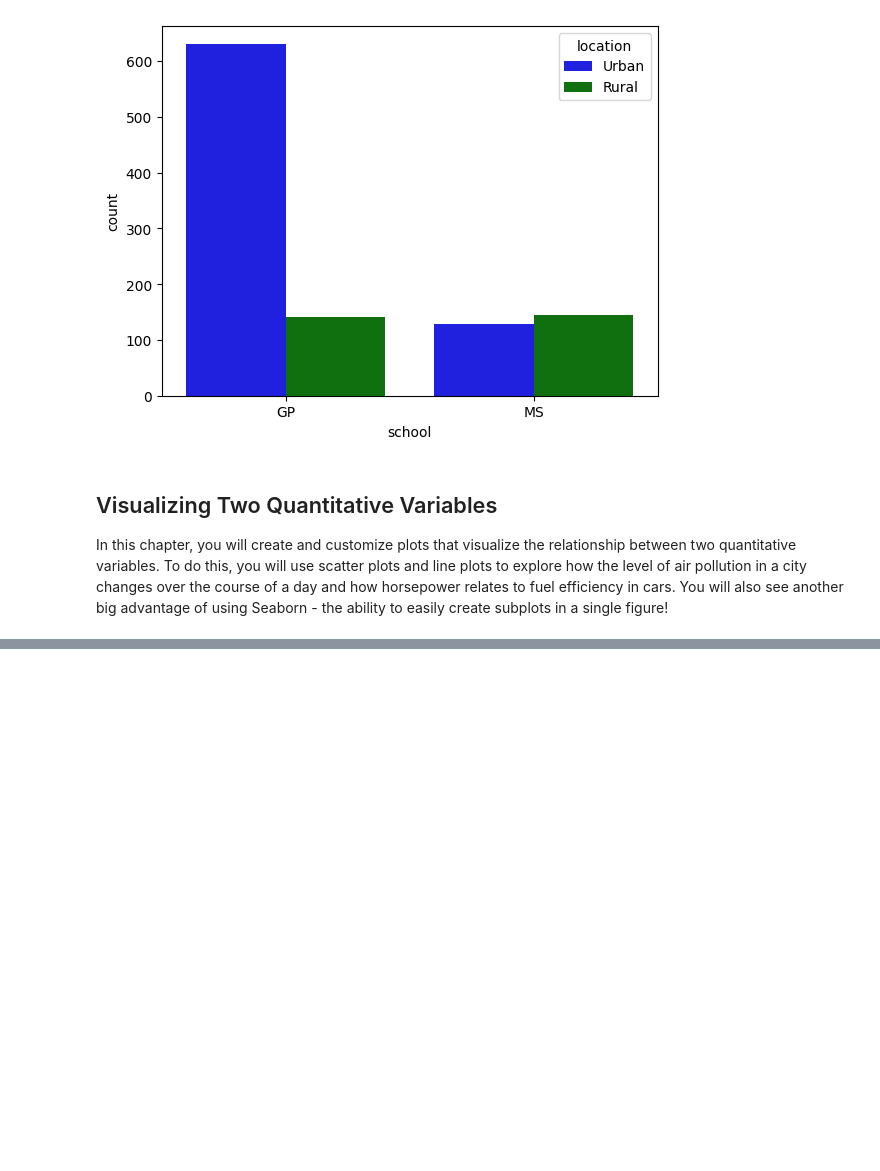
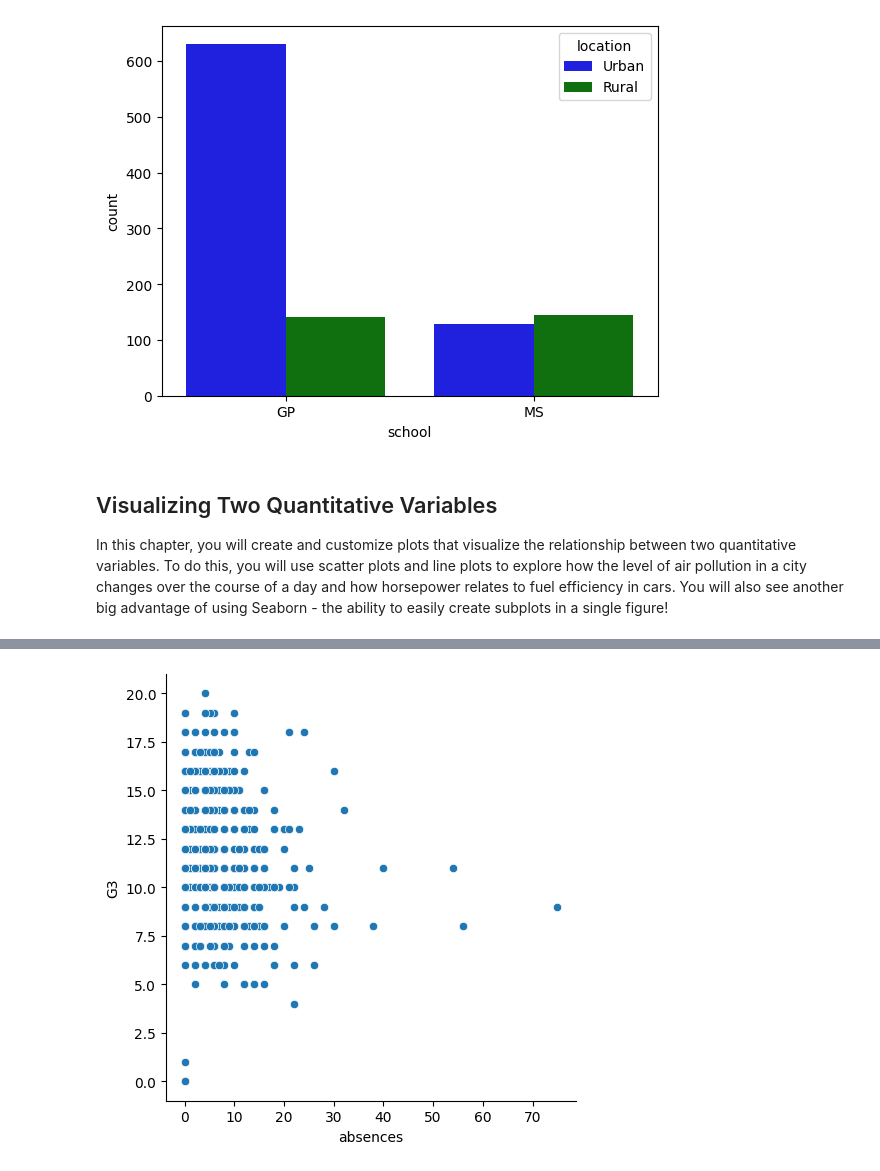
Before and after one commit to jhlopesalves/data-science-notebooks, a Jupyter notebook: Python/Intro to Seaborn/introduction_to_seaborn.ipynb, the cells around one changed output, grey strips where cells are left out. Drawn from its saved outputs; the diff is of its cells as text; code cells hidden in the pictures; blank space fills up the shorter version.

```diff
--- a/Python/Intro to Seaborn/introduction_to_seaborn.ipynb
+++ b/Python/Intro to Seaborn/introduction_to_seaborn.ipynb
@@ -156,0 +202,8 @@ In this chapter, you will create and customize plots that visualize the relation
+# %%
+# Change to use relplot() instead of scatterplot()
+sns.relplot(x="absences", y="G3", kind="scatter", data=student_data)
+
+# Show plot
+plt.show()
+# %% [output]
+[figure, added]
```
Also changed, not shown: parts of 18 cells of this notebook.
